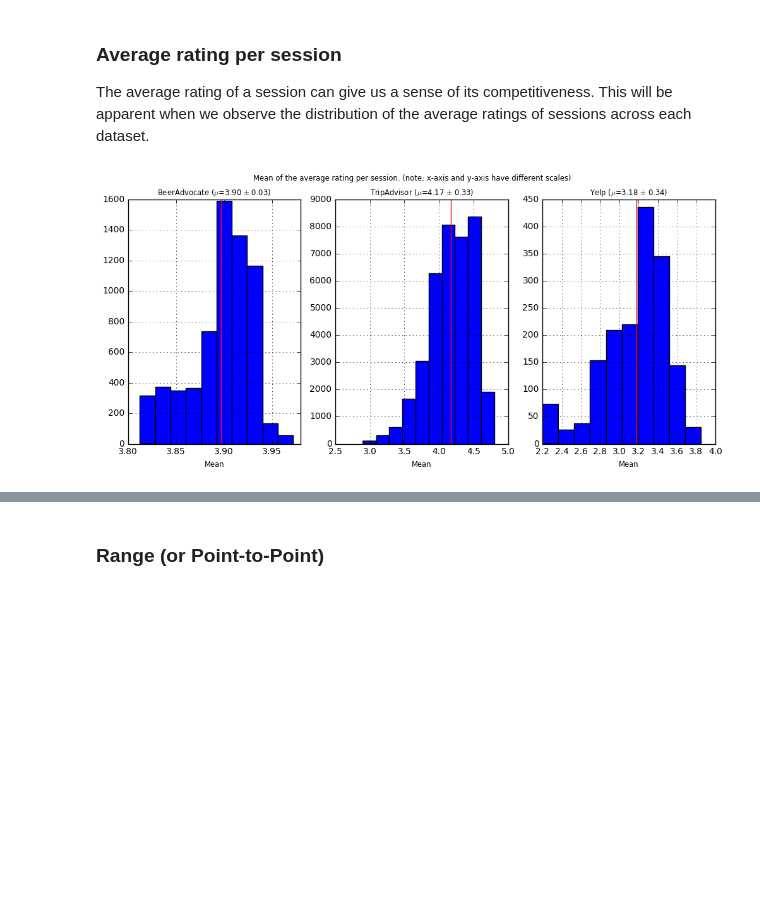
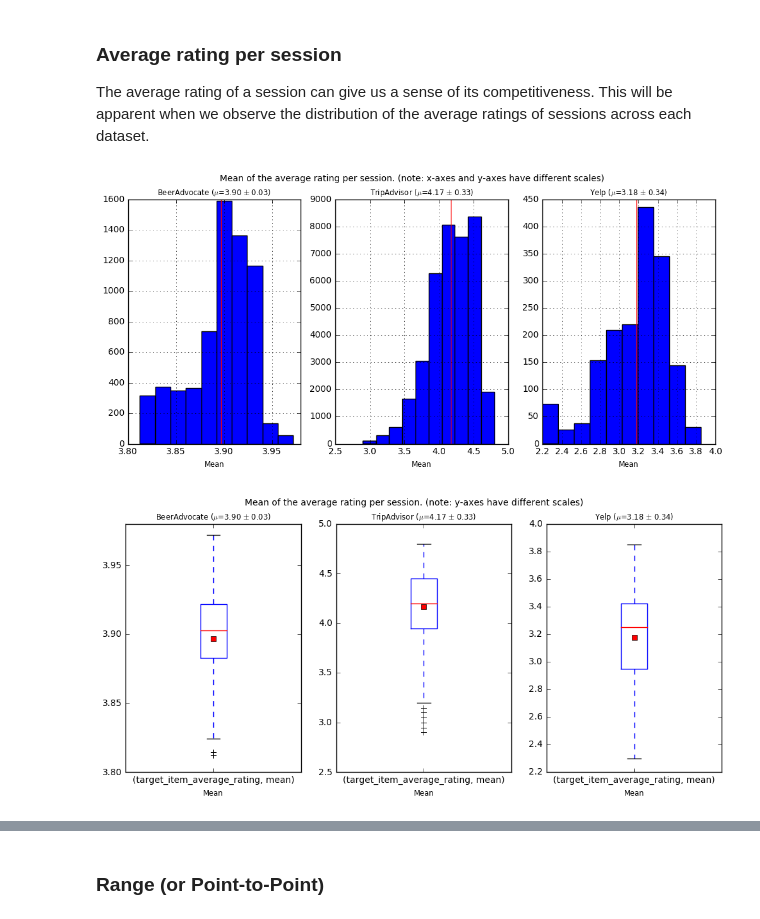
Before and after one commit to micaleel/explanations, a Jupyter notebook: notebooks/competitiveness.ipynb, the cells around one changed output, grey strips where cells are left out. Drawn from its saved outputs; the diff is of its cells as text; code cells hidden in the pictures; blank space fills up the shorter version.

Commit message:
Add box plots

```diff
--- a/notebooks/competitiveness.ipynb
+++ b/notebooks/competitiveness.ipynb
@@ -133,8 +67,8 @@ dataset_lookup = {
     'yp': 'Yelp'
 }
 # %%
-def plot(col_to_plot, xlabel, figsize=(12,5)):
-    title = '{} of the average rating per session. (note: x-axis and y-axis have different scales)'
+def plot_hist(col_to_plot, xlabel, figsize=(12,5)):
+    title = '{} of the average rating per session. (note: x-axes and y-axes have different scales)'
     fig, axes = plt.subplots(ncols=len(datasets), figsize=figsize)
 
     if len(datasets) == 1: axes = [axes]
@@ -149,16 +83,39 @@ def plot(col_to_plot, xlabel, figsize=(12,5)):
             fontsize='small'
         )
         ax.set_xlabel(xlabel, fontsize='small')
-        plt.suptitle(title.format(xlabel), fontsize='small')
+        plt.suptitle(title.format(xlabel))
+
+
+def plot_box(col_to_plot, xlabel, figsize=(12,5)):
+    title = '{} of the average rating per session. (note: y-axes have different scales)'
+    fig, axes = plt.subplots(ncols=len(datasets), figsize=figsize)
+
+    if len(datasets) == 1: axes = [axes]
+
+    for dataset, ax in zip(datasets, axes):
+        _df = df_summary.ix[dataset].reset_index('session_id')[col_to_plot]
+        _df_mean = _df.mean()
+        ax = _df.plot(kind='box', ax=ax, showmeans=True)
+        ax.set_title(
+            '{} ($\mu$={:.2f} $\pm$ {:.2f})'.format(dataset_lookup[dataset], _df_mean, _df.std()),
+            fontsize='small'
+        )
+        ax.set_xlabel(xlabel, fontsize='small')
+        plt.suptitle(title.format(xlabel))
 # %% [markdown]
 ### Average rating per session
 
 The average rating of a session can give us a sense of its competitiveness. This will be apparent when we observe the distribution of the average ratings of sessions across each dataset.
 # %%
-plot(
+plot_hist(
     col_to_plot=('target_item_average_rating', 'mean'),
     xlabel='Mean'
 )
+plot_box(
+    col_to_plot=('target_item_average_rating', 'mean'),
+    xlabel='Mean'
+)
 # %% [output]
-[figure, old version]
+[figure, new version]
+[figure, added]
 # %%
```
Also changed, not shown: parts of 10 cells of this notebook.
